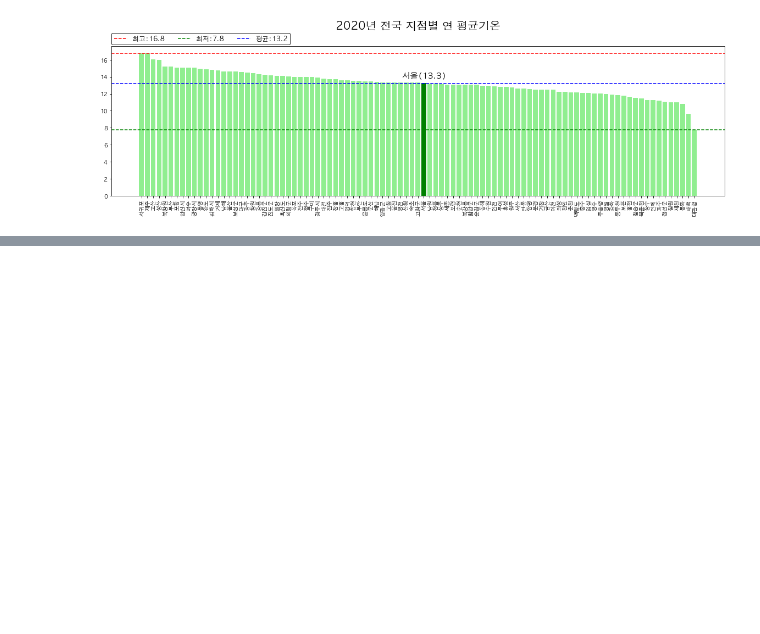
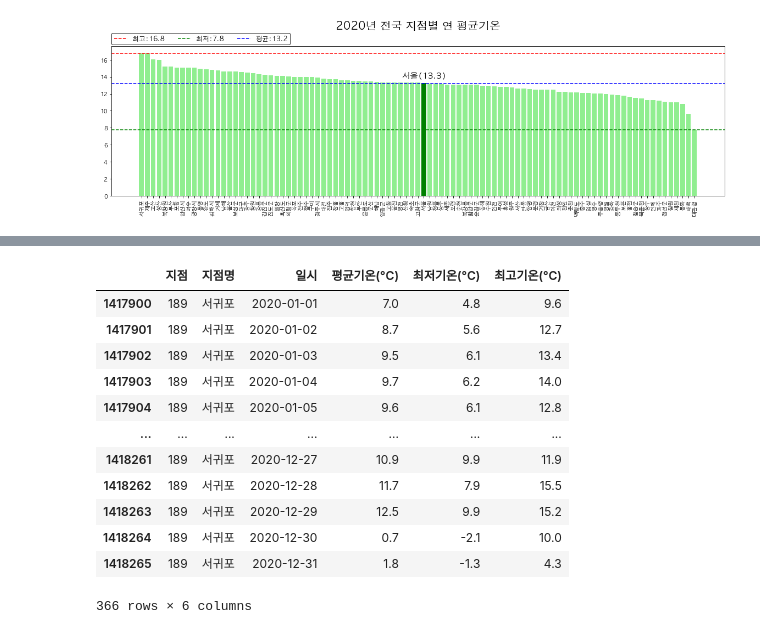
Before and after one commit to limetree-indigo/python-visualization, a Jupyter notebook: 09 전국 지점별 기온 분석/09 전국 지점별 기온 분석.ipynb, the cells around one changed output, grey strips where cells are left out. Cells and saved outputs as stored; diff of their text form; code cells hidden in the pictures; blank space fills up the shorter version.

```diff
--- a/09 전국 지점별 기온 분석/09 전국 지점별 기온 분석.ipynb
+++ b/09 전국 지점별 기온 분석/09 전국 지점별 기온 분석.ipynb
@@ -366,0 +370,18 @@ plt.show()
+# %%
+# 서귀포 서브셋
+df_2020_sgp = df_2020[df_2020['지점명']=='서귀포'].copy()
+df_2020_sgp
+# %% [output]
+|  | 지점 | 지점명 | 일시 | 평균기온(°C) | 최저기온(°C) | 최고기온(°C) |
+| 1417900 | 189 | 서귀포 | 2020-01-01 | 7.0 | 4.8 | 9.6 |
+| 1417901 | 189 | 서귀포 | 2020-01-02 | 8.7 | 5.6 | 12.7 |
+| 1417902 | 189 | 서귀포 | 2020-01-03 | 9.5 | 6.1 | 13.4 |
+| 1417903 | 189 | 서귀포 | 2020-01-04 | 9.7 | 6.2 | 14.0 |
+| 1417904 | 189 | 서귀포 | 2020-01-05 | 9.6 | 6.1 | 12.8 |
+| ... | ... | ... | ... | ... | ... | ... |
+| 1418261 | 189 | 서귀포 | 2020-12-27 | 10.9 | 9.9 | 11.9 |
+| 1418262 | 189 | 서귀포 | 2020-12-28 | 11.7 | 7.9 | 15.5 |
+| 1418263 | 189 | 서귀포 | 2020-12-29 | 12.5 | 9.9 | 15.2 |
+| 1418264 | 189 | 서귀포 | 2020-12-30 | 0.7 | -2.1 | 10.0 |
+| 1418265 | 189 | 서귀포 | 2020-12-31 | 1.8 | -1.3 | 4.3 |
+366 rows × 6 columns
```
Also changed, not shown: parts of 24 cells of this notebook.
